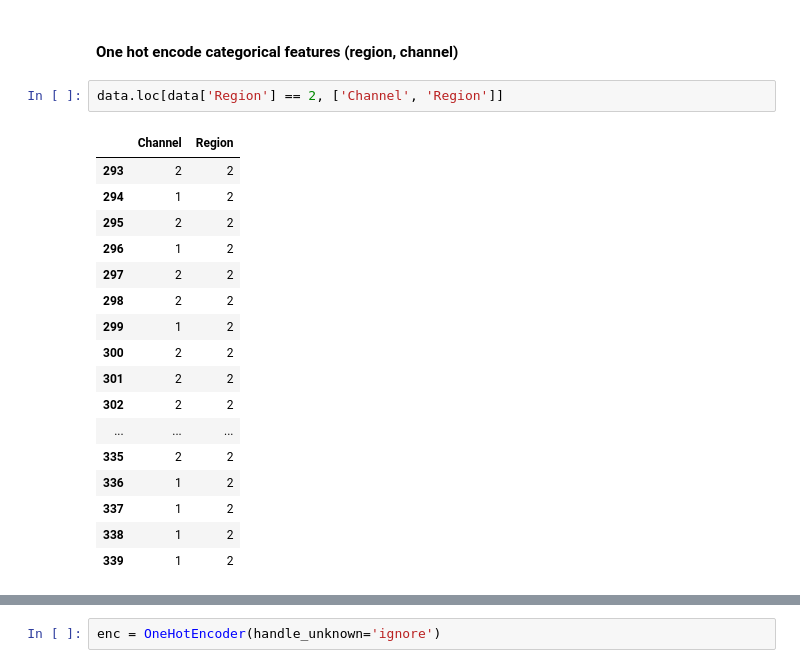
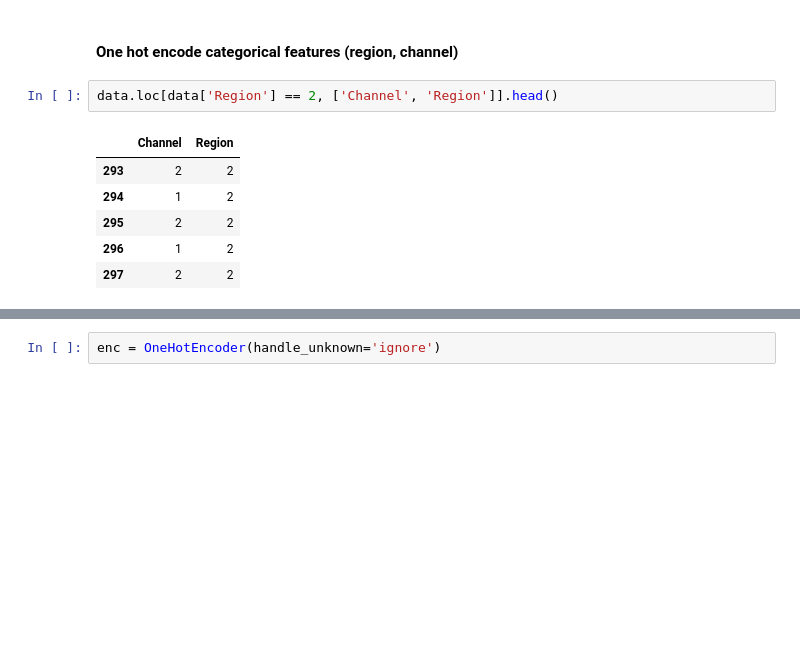
Before and after one commit to brigittesullivan/w23-unsupervised-learning-project, a Jupyter notebook: Unsupervised Learning - Project.ipynb, the cells around one changed output, grey strips where cells are left out. Drawn from its saved outputs; the diff is of its cells as text; blank space fills up the shorter version.

```diff
--- a/Unsupervised Learning - Project.ipynb
+++ b/Unsupervised Learning - Project.ipynb
@@ -346,22 +557,11 @@ data_scaled
 # %% [markdown]
 #### One hot encode categorical features (region, channel)
 # %%
-data.loc[data['Region'] == 2, ['Channel', 'Region']]
+data.loc[data['Region'] == 2, ['Channel', 'Region']].head()
 # %% [output]
 |  | Channel | Region |
 | 293 | 2 | 2 |
 | 294 | 1 | 2 |
 | 295 | 2 | 2 |
 | 296 | 1 | 2 |
 | 297 | 2 | 2 |
-| 298 | 2 | 2 |
-| 299 | 1 | 2 |
-| 300 | 2 | 2 |
-| 301 | 2 | 2 |
-| 302 | 2 | 2 |
-| ... | ... | ... |
-| 335 | 2 | 2 |
-| 336 | 1 | 2 |
-| 337 | 1 | 2 |
-| 338 | 1 | 2 |
-| 339 | 1 | 2 |
```
Also changed, not shown: parts of 134 cells of this notebook, 11 other files.
